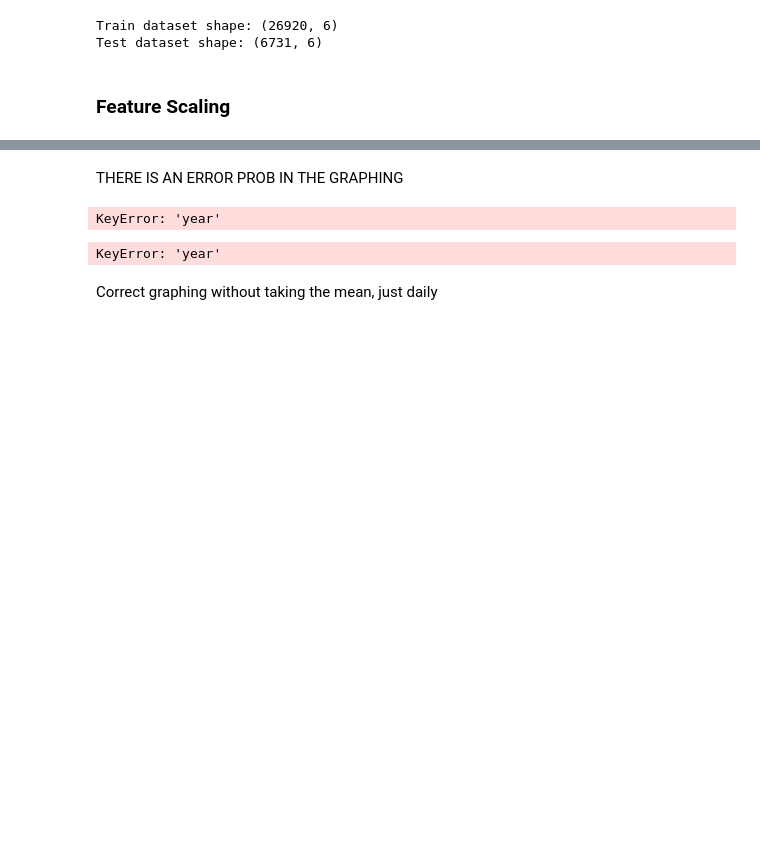
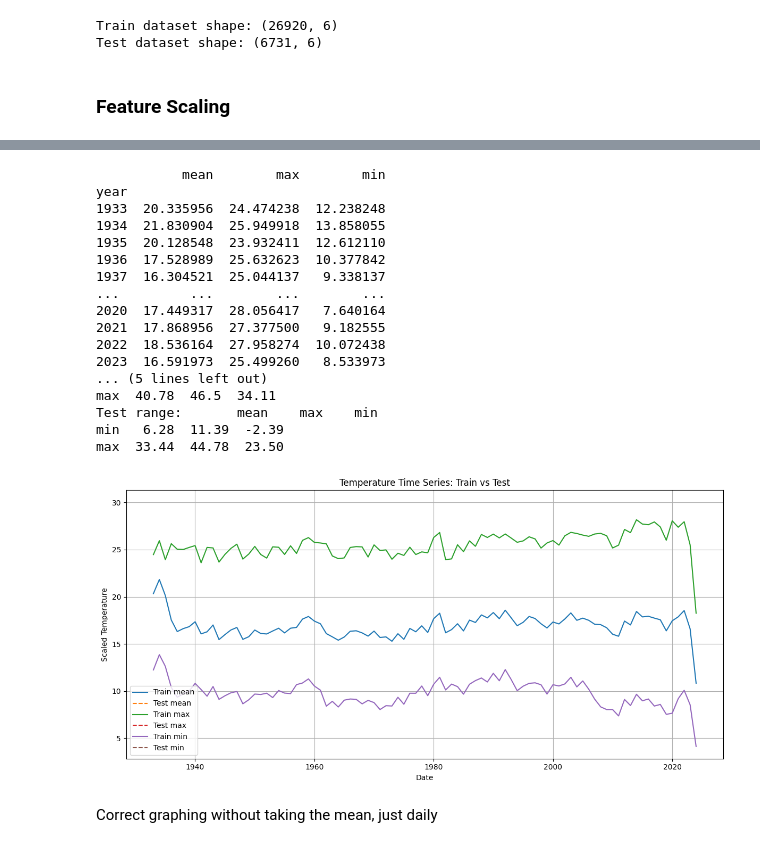
Before and after one commit to GianiRanzetti/Minerva---Weather-Derivatives, a Jupyter notebook: CNN-LSTM Model/Neural-Networks.ipynb, the cells around one changed output, grey strips where cells are left out. Saved outputs shown, nothing was run; the diff lists cells and outputs as text; code cells hidden in the pictures; blank space fills up the shorter version.

```diff
--- a/CNN-LSTM Model/Neural-Networks.ipynb
+++ b/CNN-LSTM Model/Neural-Networks.ipynb
@@ -304,86 +317,59 @@ max        1.000000      1.000000      1.000000
-# %% [markdown]
-THERE IS AN ERROR PROB IN THE GRAPHING
-# %%
-df_train['date'] = pd.to_datetime(df_train['date'])
-df_train['year'] = df_train['date'].dt.year
-
-# Define temp_cols as the list of features.
-temp_cols = ['mean', 'max', 'min']
-
-# Group by year and calculate the mean.
-yearly_trends_train = df_train.groupby('year')[temp_cols].mean()
-yearly_trends_train = yearly_trends_train[yearly_trends_train.index < 2025]
-
-
-# Optionally, compute differences between consecutive years.
-# yearly_trends_train['temp_diff'] = yearly_trends_train['temp'].diff()
-
-yearly_trends_test = df_test.groupby('year')[temp_cols].mean()
-yearly_trends_test = yearly_trends_test[yearly_trends_test.index < 2025]
-
-# Turn off or on to check the test set
-# yearly_trends_test = yearly_trends_test[::-1]
-# yearly_trends_test['temp_diff'] = yearly_trends_test['temp'].diff()
-
-plt.figure(figsize=(12, 6))
-for col in temp_cols:
-    # Plot training data (using the date column for the x-axis)
-    plt.plot(yearly_trends_train.index, yearly_trends_train[col], label=f'Train {col}')
-    # Plot testing data
-    plt.plot(yearly_trends_test.index, yearly_trends_test[col], label=f'Test {col}', linestyle='--')
-
-
-plt.title("Temperature Time Series: Train vs Test")
-plt.xlabel("Date")
-plt.ylabel("Temperature")
-plt.legend()
-plt.grid(True)
-plt.tight_layout()
-plt.show()
-# %% [output]
-KeyError: 'year'
 # %%
 df_train['date'] = pd.to_datetime(df_train['date'])
 df_train['year'] = df_train['date'].dt.year
+
+df_test['date'] = pd.to_datetime(df_test['date'])
+df_test['year'] = df_test['date'].dt.year
 
 # Define temp_cols as the list of features.
 temp_cols = ['mean', 'max', 'min']
 
 # Group by year and calculate the mean.
 yearly_trends_train = df_train.groupby('year')[temp_cols].mean()
 yearly_trends_train = yearly_trends_train[yearly_trends_train.index < 2025]
-
-# Optionally, compute differences between consecutive years.
-# yearly_trends_train['temp_diff'] = yearly_trends_train['temp'].diff()
+print(yearly_trends_train)
 
 yearly_trends_test = df_test.groupby('year')[temp_cols].mean()
 yearly_trends_test = yearly_trends_test[yearly_trends_test.index < 2025]
-
-# Turn off or on to check the test set
-# yearly_trends_test = yearly_trends_test[::-1]
-# yearly_trends_test['temp_diff'] = yearly_trends_test['temp'].diff()
 
 print("Train range:", df_train[["mean", "max", "min"]].agg(['min', 'max']))
 print("Test range:", df_test[["mean", "max", "min"]].agg(['min', 'max']))
 
 
 plt.figure(figsize=(12, 6))
 for col in temp_cols:
     # Plot training data (using the date column for the x-axis)
     plt.plot(yearly_trends_train.index, yearly_trends_train[col], label=f'Train {col}')
     # Plot testing data
     plt.plot(yearly_trends_test.index, yearly_trends_test[col], label=f'Test {col}', linestyle='--')
 
 
 plt.title("Temperature Time Series: Train vs Test")
 plt.xlabel("Date")
 plt.ylabel("Scaled Temperature")
 plt.legend()
 plt.grid(True)
 plt.tight_layout()
 plt.show()
 # %% [output]
-KeyError: 'year'
+           mean        max        min
+year
+1933  20.335956  24.474238  12.238248
+1934  21.830904  25.949918  13.858055
+1935  20.128548  23.932411  12.612110
+1936  17.528989  25.632623  10.377842
+1937  16.304521  25.044137   9.338137
+...         ...        ...        ...
+2020  17.449317  28.056417   7.640164
+2021  17.868956  27.377500   9.182555
+2022  18.536164  27.958274  10.072438
+2023  16.591973  25.499260   8.533973
+... (5 lines left out)
+max  40.78  46.5  34.11
+Test range:       mean    max    min
+min   6.28  11.39  -2.39
+max  33.44  44.78  23.50
+[figure, added]
 # %% [markdown]
 Correct graphing without taking the mean, just daily
 # %%
```
Also changed, not shown: parts of 18 cells of this notebook.
